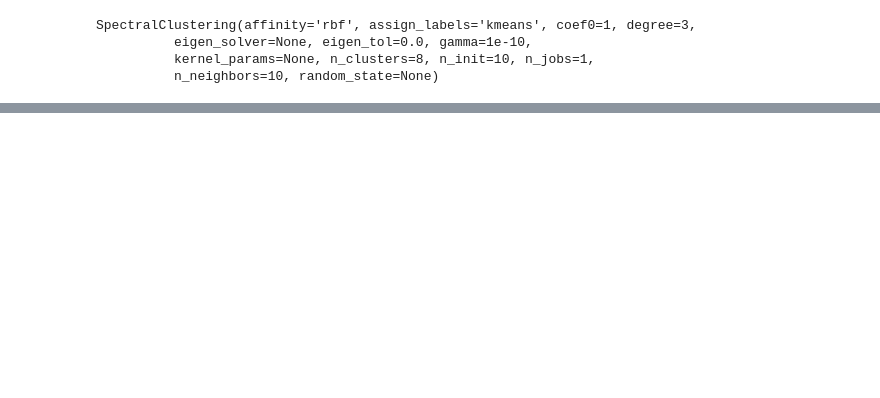
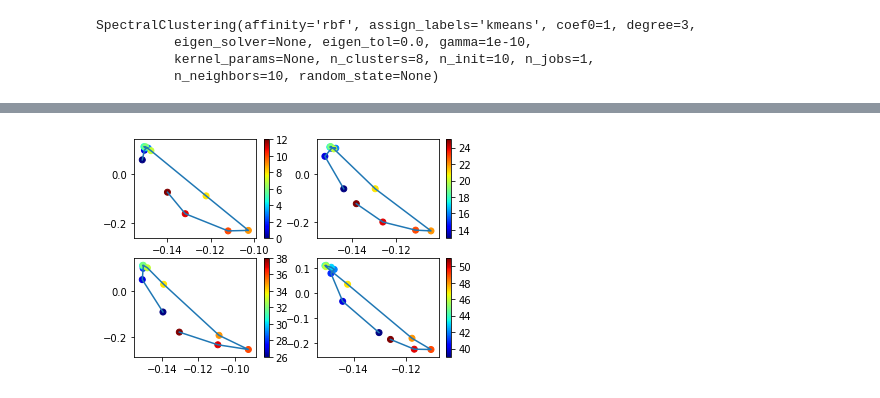
Before and after one commit to sethhirsh/zebrafish582, a Jupyter notebook: Spectral Clustering.ipynb, the cells around one changed output, grey strips where cells are left out. Cells and saved outputs as stored; diff of their text form; code cells hidden in the pictures; blank space fills up the shorter version.

```diff
--- a/Spectral Clustering.ipynb
+++ b/Spectral Clustering.ipynb
@@ -144,0 +173,19 @@ plt.show()
+# %%
+# Plot of first 2 eigenvectors as a function of indices (kind of corresponds to time)
+
+# Same periodic structure seen at different intervals
+# Bottom right corresponds to dark spots on affinity matrix (periods of high activity)
+# Similarly, top left corresponds to periods of low activity
+## These 2 locations may swap for different window sizes - Check if I have time
+plt.close()
+for i in range(4):
+    plt.subplot(2,2,i+1)
+    subset = np.arange(i*numWindows/4,(i+1)*numWindows/4)
+    tag = subset
+    plt.plot(eigenvect[:,0][subset],eigenvect[:,1][subset])
+    scat = plt.scatter(eigenvect[:,0][subset],eigenvect[:,1][subset],
+                       marker='o',c = tag, cmap = plt.cm.jet)
+    plt.colorbar()
+plt.show()
+# %% [output]
+[figure, added]
```
Also changed, not shown: parts of 10 cells of this notebook.
